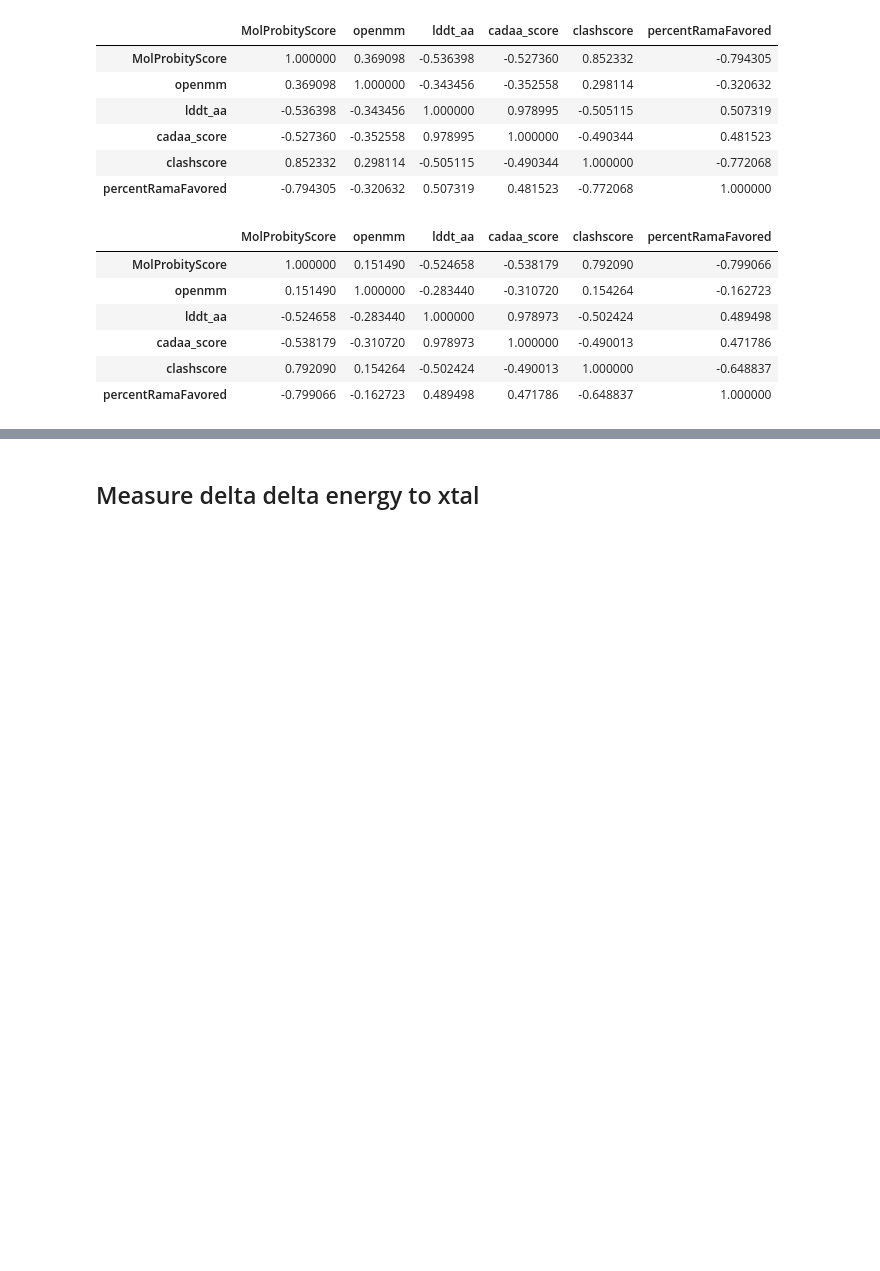
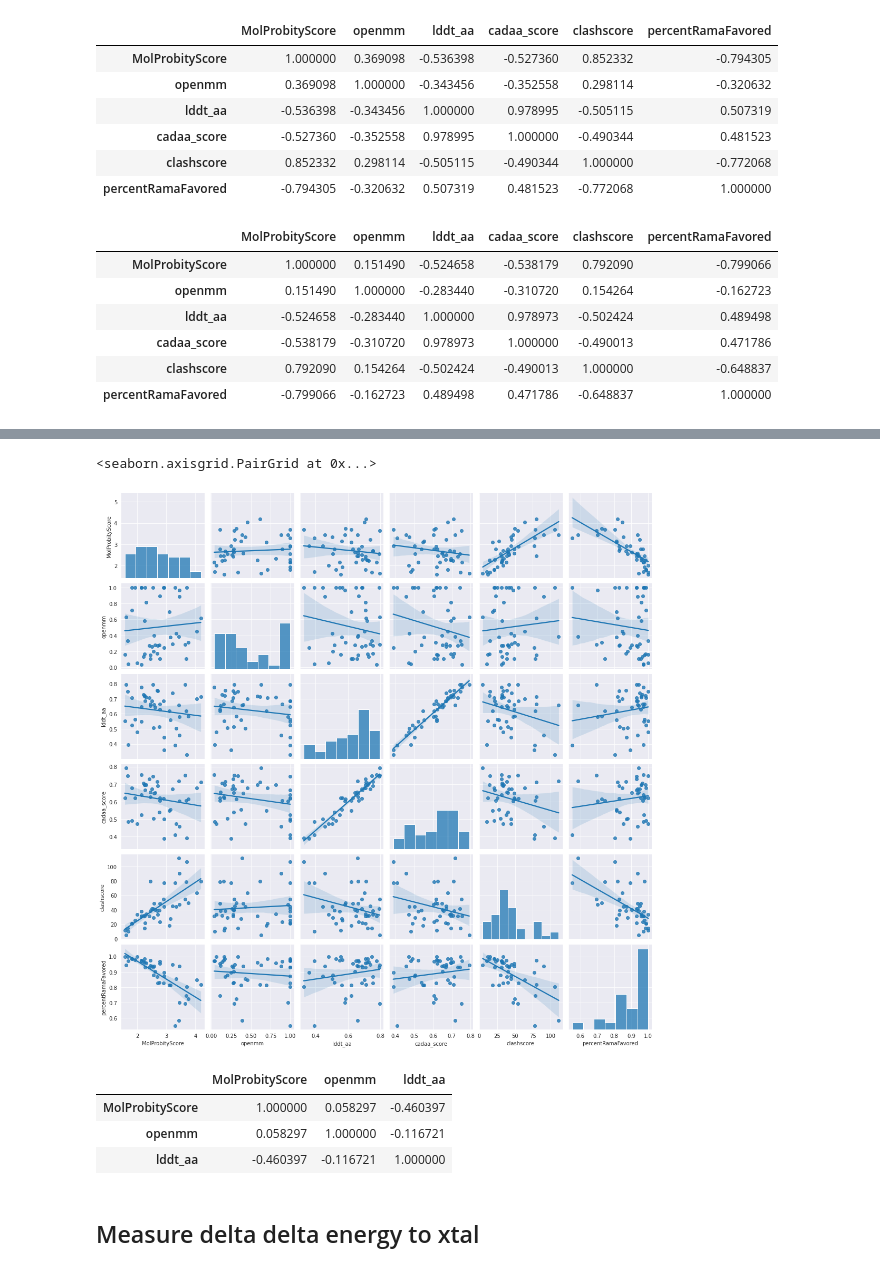
Before and after one commit to jonathanking/openfold, a Jupyter notebook: jk_research/evaluations/230507/230507_plots.ipynb, the cells around one changed output, grey strips where cells are left out. Saved outputs shown, nothing was run; the diff lists cells and outputs as text; code cells hidden in the pictures; blank space fills up the shorter version.

```diff
--- a/jk_research/evaluations/230507/230507_plots.ipynb
+++ b/jk_research/evaluations/230507/230507_plots.ipynb
@@ -268,3 +290,16 @@ comparison_test_results[['MolProbityScore', 'openmm', 'lddt_aa', 'cadaa_score',
+# %%
+sns.pairplot(comparison_test_results[comparison_test_results['lddt_aa'] < 0.8][['MolProbityScore', 'openmm', 'lddt_aa', 'cadaa_score', 'clashscore', 'percentRamaFavored']], kind="reg")
+# %% [output]
+<seaborn.axisgrid.PairGrid at 0x...>
+[figure, added]
+# %%
+# comparison_test_results[comparison_test_results['lddt_aa'] <= 0.85][['MolProbityScore', 'openmm', 'lddt_aa']].corr(method='pearson')
+sns.pairplot(comparison_test_results[comparison_test_results['lddt_aa'] >= 0.85][['MolProbityScore', 'openmm', 'lddt_aa', 'cadaa_score', 'clashscore', 'percentRamaFavored']], kind="reg")
+# %% [output]
+|  | MolProbityScore | openmm | lddt_aa |
+| MolProbityScore | 1.000000 | 0.058297 | -0.460397 |
+| openmm | 0.058297 | 1.000000 | -0.116721 |
+| lddt_aa | -0.460397 | -0.116721 | 1.000000 |
 # %% [markdown]
 ## Measure delta delta energy to xtal
 # %%
```
Also changed, not shown: parts of 5 cells of this notebook.
